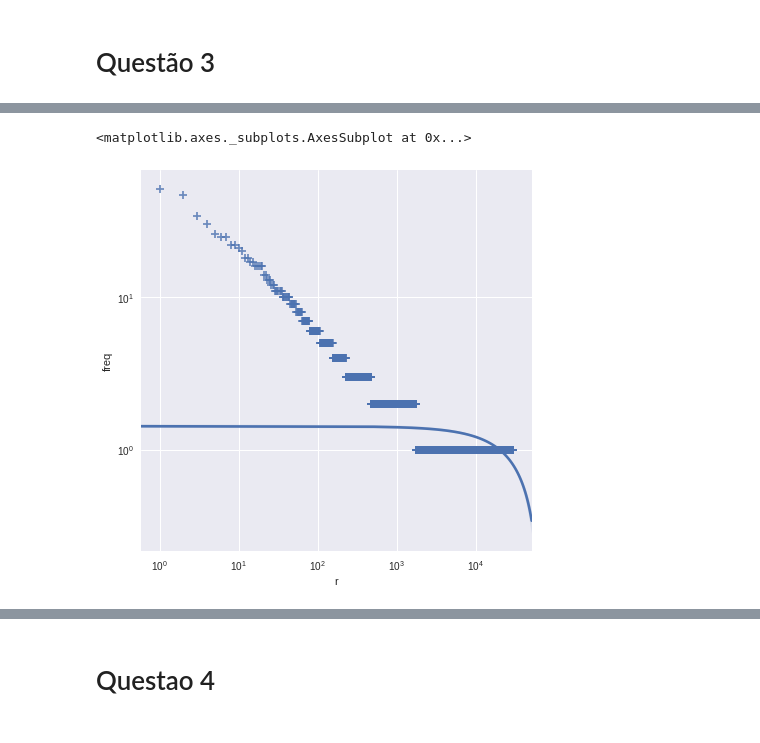
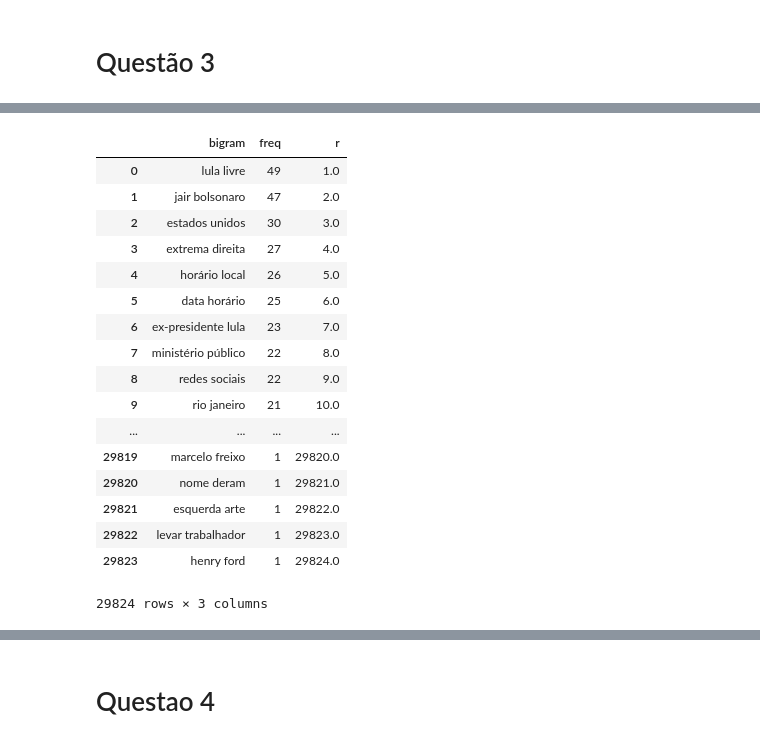
Before and after one commit to valterlucena/recuperacao-informacao, a Jupyter notebook: zipf/statistics_zipf.ipynb, the cells around one changed output, grey strips where cells are left out. Drawn from its saved outputs; the diff is of its cells as text; code cells hidden in the pictures.

```diff
--- a/zipf/statistics_zipf.ipynb
+++ b/zipf/statistics_zipf.ipynb
@@ -109,24 +111,33 @@ sns.regplot("r", "freq", word_counts, ax=ax, marker="+", scatter_kws={"s": 50})
 # %%
 bigram_list = []
 
 for new in news.text:
-  tokens = [token for token in toker.tokenize(new.lower())
-            if token not in stopwords and len(token)>= 3 and not bool(re.search(r'\d', token))]
+  tokens = [token for token in toker.tokenize(new.lower()) if isValid(token)]
   bigram_list.extend(list(nltk.bigrams(tokens)))
 
 bigrams_words = [bigram[0] + ' ' + bigram[1] for bigram in bigram_list]
 
 bigrams = pd.DataFrame(bigrams_words, columns=['bigram'])
 bigram_counts = bigrams.bigram.value_counts().reset_index()
 bigram_counts.columns = ['bigram', 'freq']
 bigram_counts['r'] = bigram_counts.freq.rank(ascending=False, method='first')
-
-
-%matplotlib inline
-
-f, ax = plt.subplots(figsize=(7,7))
-ax.set(xscale="log", yscale="log")
-sns.regplot("r", "freq", bigram_counts, ax=ax, marker="+", scatter_kws={"s": 50})
+bigram_counts
 # %% [output]
+|  | bigram | freq | r |
+| 0 | lula livre | 49 | 1.0 |
+| 1 | jair bolsonaro | 47 | 2.0 |
+| 2 | estados unidos | 30 | 3.0 |
+| 3 | extrema direita | 27 | 4.0 |
+| 4 | horário local | 26 | 5.0 |
+| 5 | data horário | 25 | 6.0 |
+| 6 | ex-presidente lula | 23 | 7.0 |
+| 7 | ministério público | 22 | 8.0 |
+| 8 | redes sociais | 22 | 9.0 |
+| 9 | rio janeiro | 21 | 10.0 |
+| ... | ... | ... | ... |
+| 29819 | marcelo freixo | 1 | 29820.0 |
+| 29820 | nome deram | 1 | 29821.0 |
+| 29821 | esquerda arte | 1 | 29822.0 |
+| 29822 | levar trabalhador | 1 | 29823.0 |
+| 29823 | henry ford | 1 | 29824.0 |
-<matplotlib.axes._subplots.AxesSubplot at 0x...>
+29824 rows × 3 columns
-[figure, removed]
```
Also changed, not shown: parts of 6 cells of this notebook.
